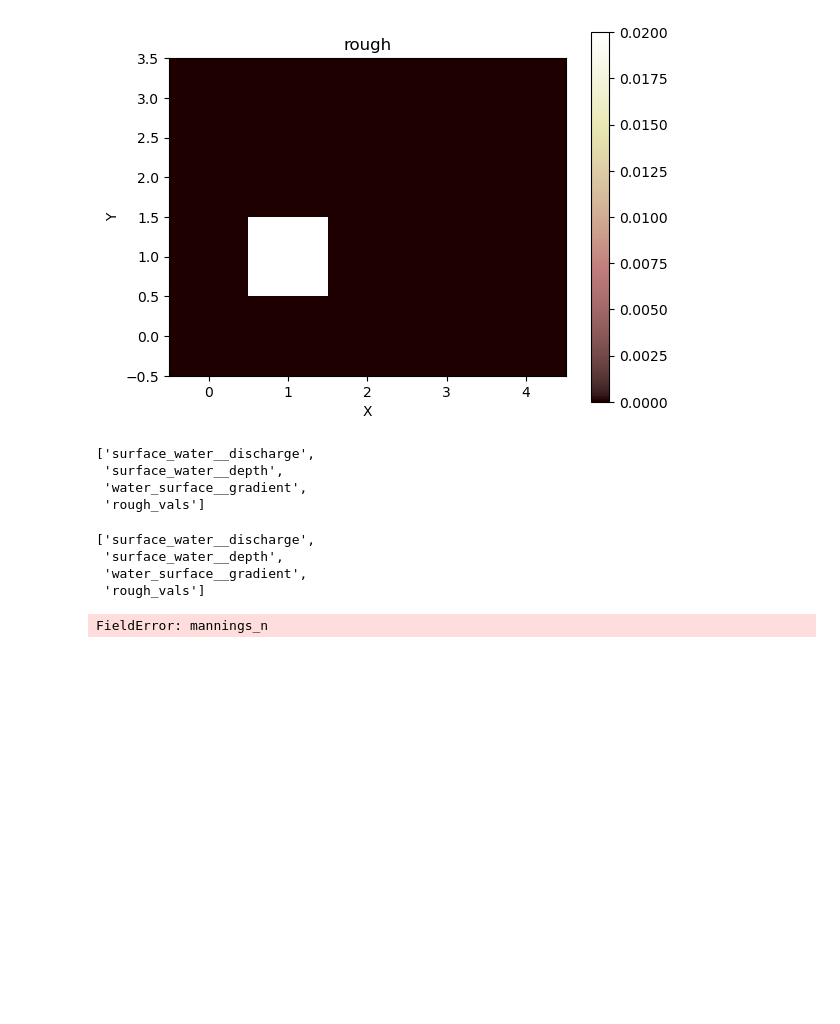
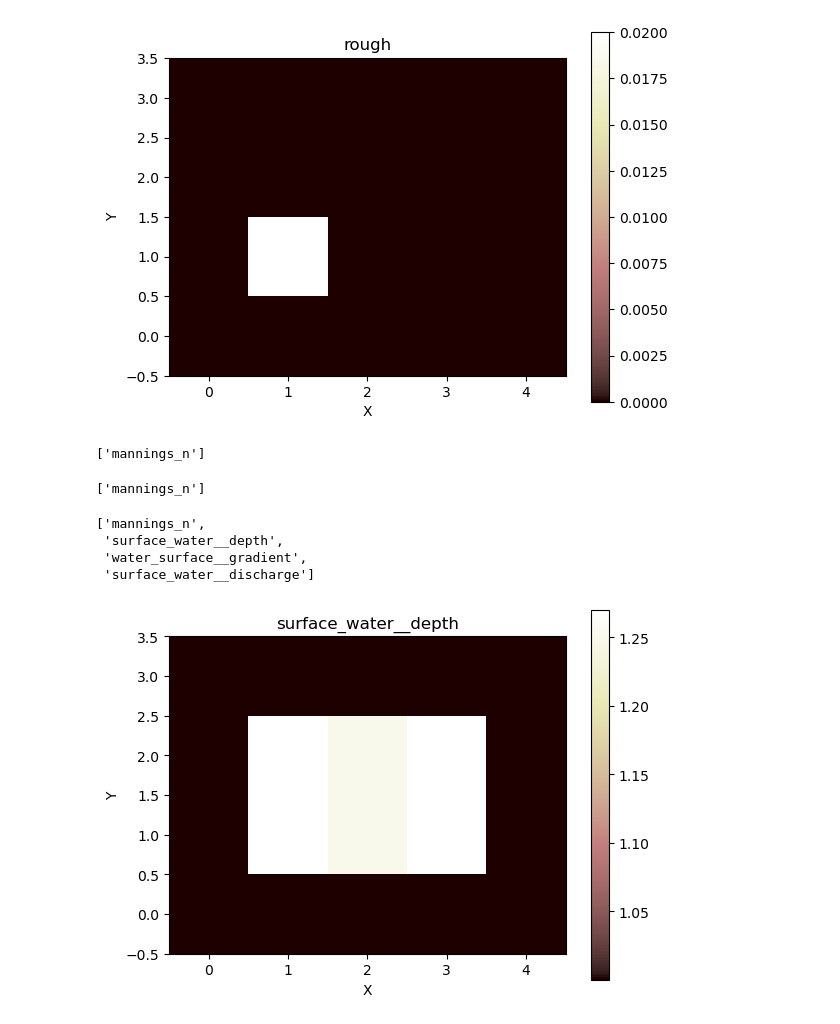
Before and after one commit to csdms-espin/Overland_flow_veg, a Jupyter notebook: overlandflow_scratch.ipynb, the cells around one changed output. Saved outputs shown, nothing was run; the diff lists cells and outputs as text; code cells hidden in the pictures; blank space fills up the shorter version.

Commit message:
updating overland flow mannings at link

```diff
--- a/overlandflow_scratch.ipynb
+++ b/overlandflow_scratch.ipynb
@@ -47,33 +47,33 @@ imshow.imshow_grid_at_node(grid, "rough")
 r = grid.map_mean_of_link_nodes_to_link("rough")
 
 #add to grid
-grid.add_field("rough_vals", r, at = "link", clobber=True)
+grid.add_field("mannings_n", r, at = "link", clobber=True)
 
 #check that they are there
 grid.at_link.keys()
 # %% [output]
-['surface_water__discharge',
- 'surface_water__depth',
- 'water_surface__gradient',
- 'rough_vals']
+['mannings_n']
 # %%
 grid.at_link.keys()
 # %% [output]
-['surface_water__discharge',
- 'surface_water__depth',
- 'water_surface__gradient',
- 'rough_vals']
+['mannings_n']
 # %%
 
 
 #init overland flow model
-of = OverlandFlow(grid, mannings_n = r, rainfall_intensity=1, steep_slopes=True)
+of = OverlandFlow(grid, mannings_n = "mannings_n", rainfall_intensity=1, steep_slopes=True)
 
 #run model one step
 of.run_one_step()
 
 #plot water depth
 figure('water depth')
 imshow.imshow_grid_at_node(grid, "surface_water__depth")
+
+grid.at_link.keys()
 # %% [output]
-FieldError: mannings_n
+['mannings_n',
+ 'surface_water__depth',
+ 'water_surface__gradient',
+ 'surface_water__discharge']
+[figure, added]
```
Also changed, not shown: parts of 1 cell of this notebook.
